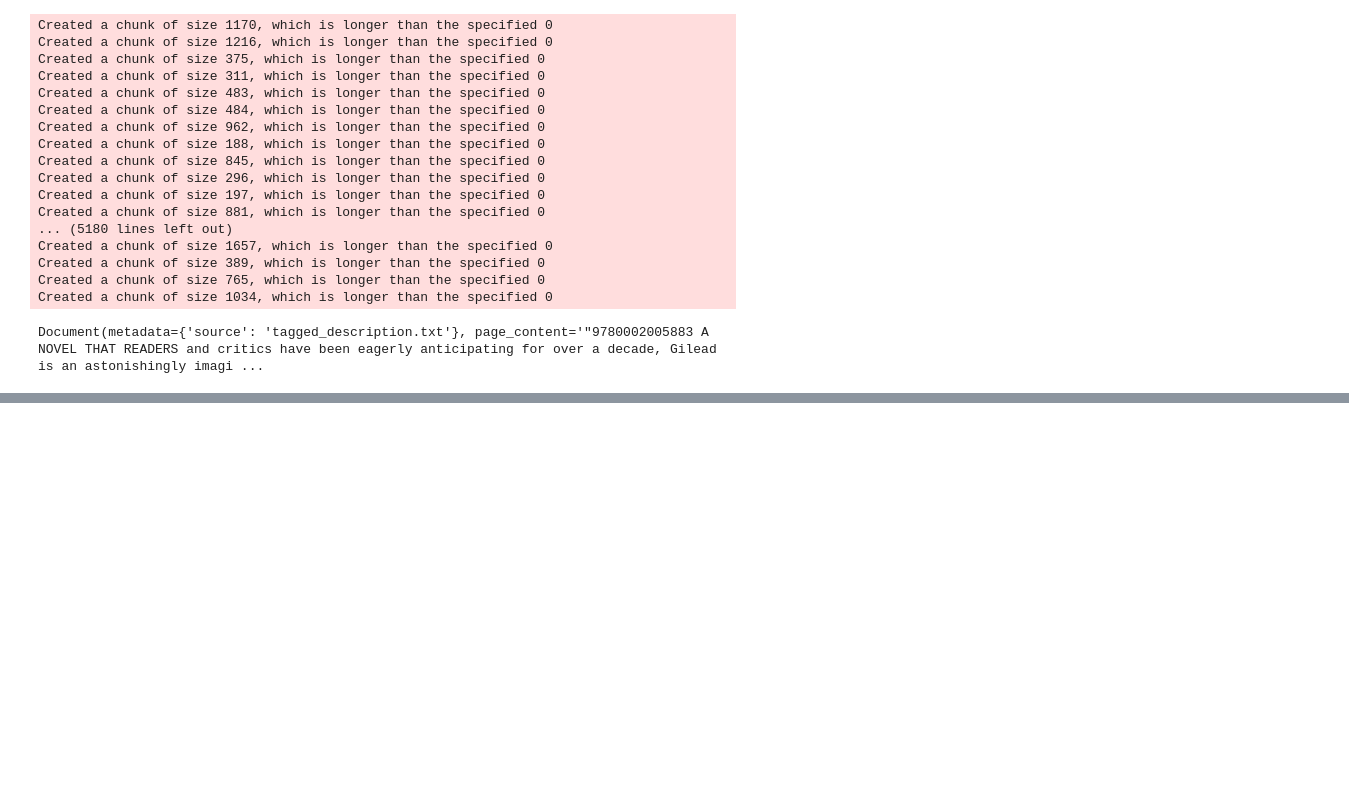
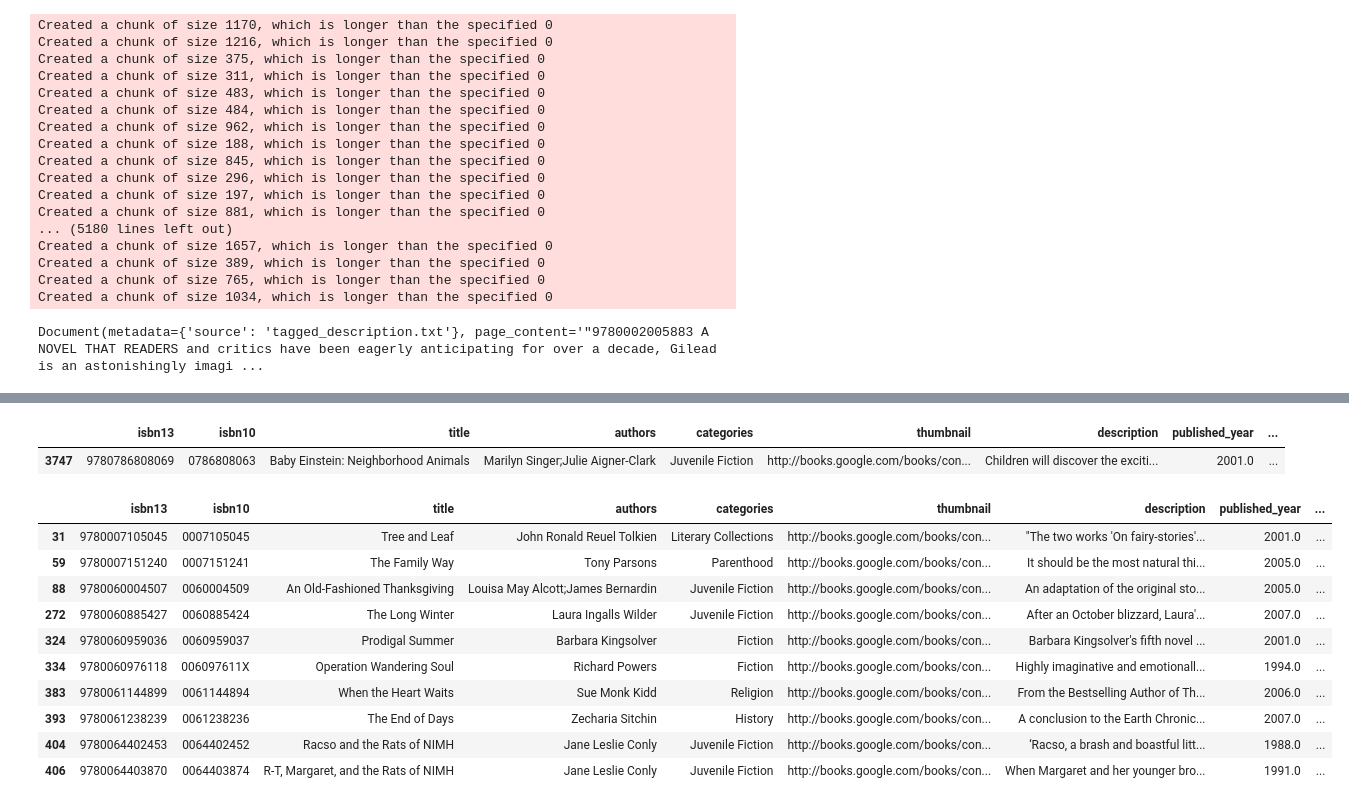
Before and after one commit to undercop/book-suggestion, a Jupyter notebook: vector-search.ipynb, the cells around one changed output, grey strips where cells are left out. Saved outputs shown, nothing was run; the diff lists cells and outputs as text; code cells hidden in the pictures; blank space fills up the shorter version.

```diff
--- a/vector-search.ipynb
+++ b/vector-search.ipynb
@@ -80,0 +77,4 @@ Xet Storage is enabled for this repo, but the 'hf_xet' package is not installed.
+# %%
+query = "A book to teach children about nature"
+docs = db_books.similarity_search(query , k = 10)
+docs
@@ -80,0 +92,29 @@ Xet Storage is enabled for this repo, but the 'hf_xet' package is not installed.
+# %%
+books[books["isbn13"] == int(docs[0].page_content.split()[0].strip().strip('"'))]
+# %% [output]
+|  | isbn13 | isbn10 | title | authors | categories | thumbnail | description | published_year | ... |
+| 3747 | 9780786808069 | 0786808063 | Baby Einstein: Neighborhood Animals | Marilyn Singer;Julie Aigner-Clark | Juvenile Fiction | http://books.google.com/books/con... | Children will discover the exciti... | 2001.0 | ... |
+# %%
+def retrieve_semantic_recommendation( query: str, top_k: int = 10)-> pd.DataFrame:
+    recs = db_books.similarity_search(query , k = 100)
+
+    books_list = []
+
+    for i in range(0 , len(recs)):
+        books_list += [int(recs[i].page_content.strip('"').split()[0])]
+
+    return books[books["isbn13"].isin(books_list)].head(top_k)
+# %%
+retrieve_semantic_recommendation("a book to teach children about nature", top_k=10)
+# %% [output]
+|  | isbn13 | isbn10 | title | authors | categories | thumbnail | description | published_year | ... |
+| 31 | 9780007105045 | 0007105045 | Tree and Leaf | John Ronald Reuel Tolkien | Literary Collections | http://books.google.com/books/con... | "The two works 'On fairy-stories'... | 2001.0 | ... |
+| 59 | 9780007151240 | 0007151241 | The Family Way | Tony Parsons | Parenthood | http://books.google.com/books/con... | It should be the most natural thi... | 2005.0 | ... |
+| 88 | 9780060004507 | 0060004509 | An Old-Fashioned Thanksgiving | Louisa May Alcott;James Bernardin | Juvenile Fiction | http://books.google.com/books/con... | An adaptation of the original sto... | 2005.0 | ... |
+| 272 | 9780060885427 | 0060885424 | The Long Winter | Laura Ingalls Wilder | Juvenile Fiction | http://books.google.com/books/con... | After an October blizzard, Laura'... | 2007.0 | ... |
+| 324 | 9780060959036 | 0060959037 | Prodigal Summer | Barbara Kingsolver | Fiction | http://books.google.com/books/con... | Barbara Kingsolver's fifth novel ... | 2001.0 | ... |
+| 334 | 9780060976118 | 006097611X | Operation Wandering Soul | Richard Powers | Fiction | http://books.google.com/books/con... | Highly imaginative and emotionall... | 1994.0 | ... |
+| 383 | 9780061144899 | 0061144894 | When the Heart Waits | Sue Monk Kidd | Religion | http://books.google.com/books/con... | From the Bestselling Author of Th... | 2006.0 | ... |
+| 393 | 9780061238239 | 0061238236 | The End of Days | Zecharia Sitchin | History | http://books.google.com/books/con... | A conclusion to the Earth Chronic... | 2007.0 | ... |
+| 404 | 9780064402453 | 0064402452 | Racso and the Rats of NIMH | Jane Leslie Conly | Juvenile Fiction | http://books.google.com/books/con... | ‘Racso, a brash and boastful litt... | 1988.0 | ... |
+| 406 | 9780064403870 | 0064403874 | R-T, Margaret, and the Rats of NIMH | Jane Leslie Conly | Juvenile Fiction | http://books.google.com/books/con... | When Margaret and her younger bro... | 1991.0 | ... |
```
Also changed, not shown: parts of 2 cells of this notebook.
